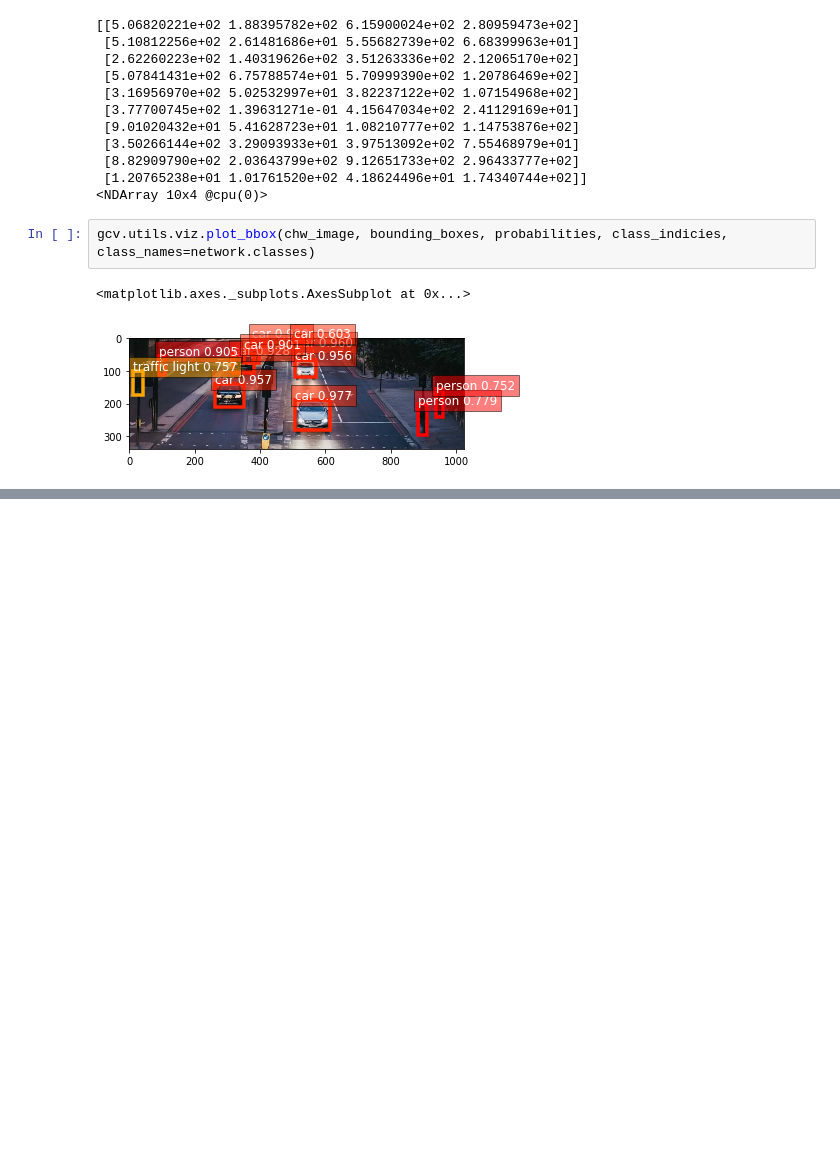
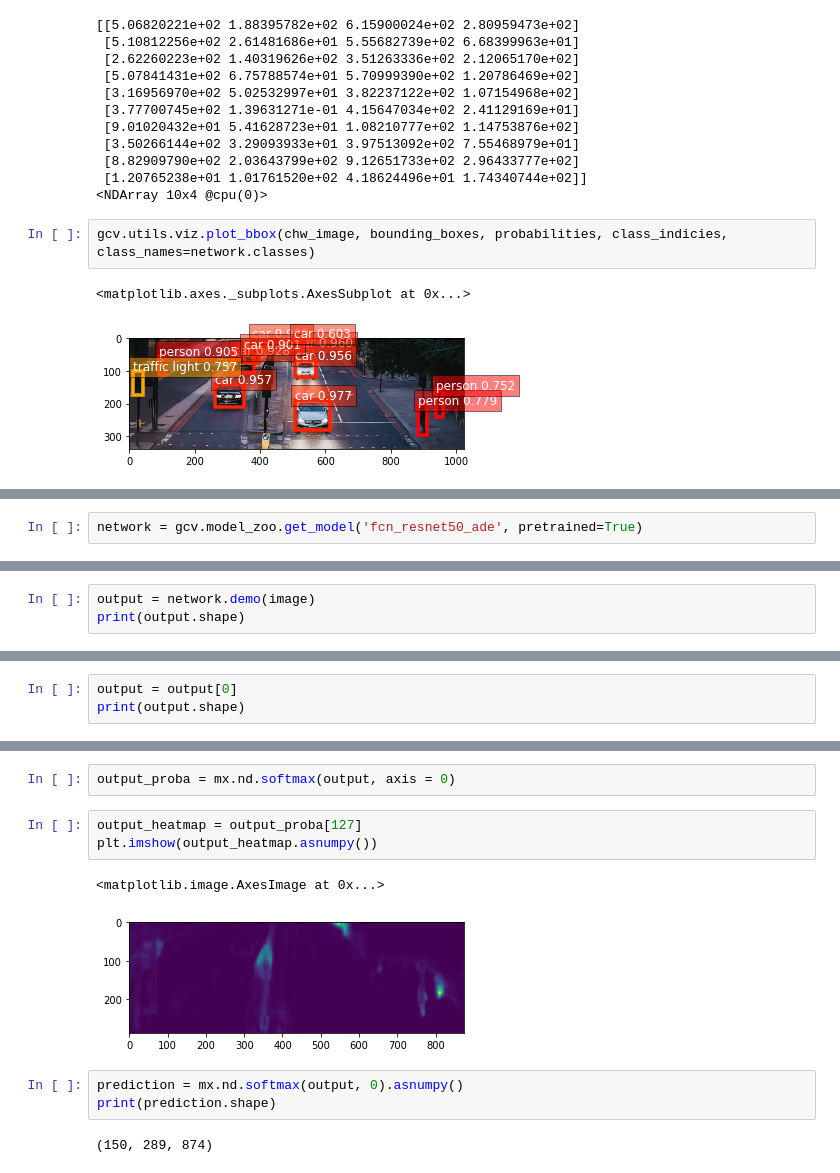
Before and after one commit to alinaqvii/AWS-GluonCV, a Jupyter notebook: GluonCV_26122019.ipynb, the cells around one changed output, grey strips where cells are left out. Saved outputs shown, nothing was run; the diff lists cells and outputs as text; blank space fills up the shorter version.

Commit message:
image segmentation

```diff
--- a/GluonCV_26122019.ipynb
+++ b/GluonCV_26122019.ipynb
@@ -227,0 +268,2 @@ gcv.utils.viz.plot_bbox(chw_image, bounding_boxes, probabilities, class_indicies
+# %%
+network = gcv.model_zoo.get_model('fcn_resnet50_ade', pretrained=True)
@@ -227,0 +272,3 @@ gcv.utils.viz.plot_bbox(chw_image, bounding_boxes, probabilities, class_indicies
+# %%
+output = network.demo(image)
+print(output.shape)
@@ -227,0 +277,3 @@ gcv.utils.viz.plot_bbox(chw_image, bounding_boxes, probabilities, class_indicies
+# %%
+output = output[0]
+print(output.shape)
@@ -227,0 +312,13 @@ gcv.utils.viz.plot_bbox(chw_image, bounding_boxes, probabilities, class_indicies
+# %%
+output_proba = mx.nd.softmax(output, axis = 0)
+# %%
+output_heatmap = output_proba[127]
+plt.imshow(output_heatmap.asnumpy())
+# %% [output]
+<matplotlib.image.AxesImage at 0x...>
+[figure, added]
+# %%
+prediction = mx.nd.softmax(output, 0).asnumpy()
+print(prediction.shape)
+# %% [output]
+(150, 289, 874)
```
Also changed, not shown: parts of 17 cells of this notebook.
